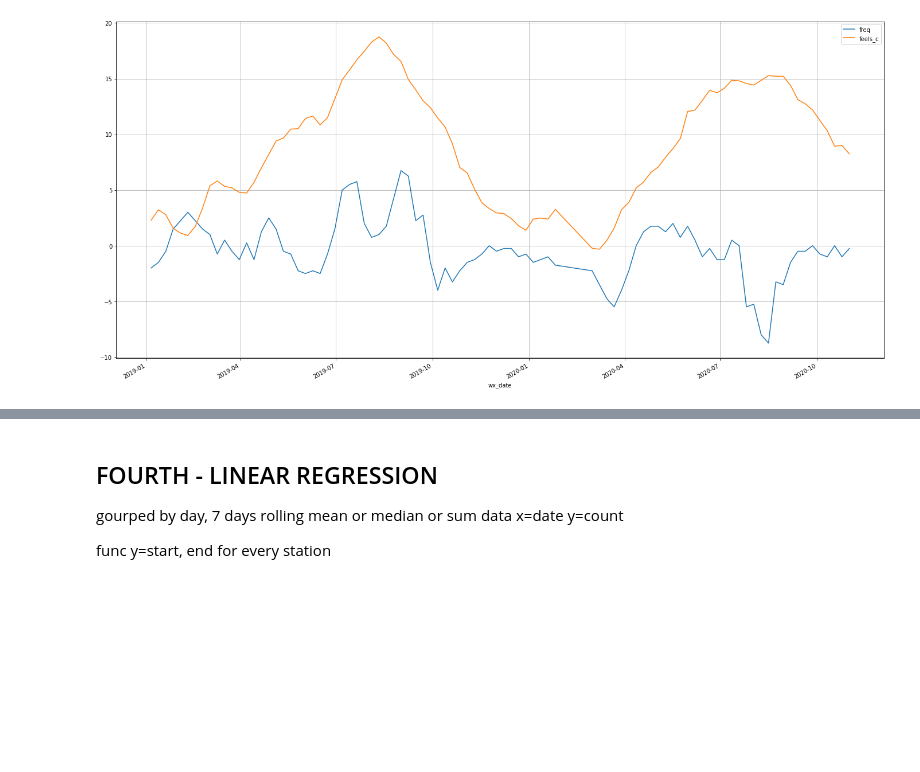
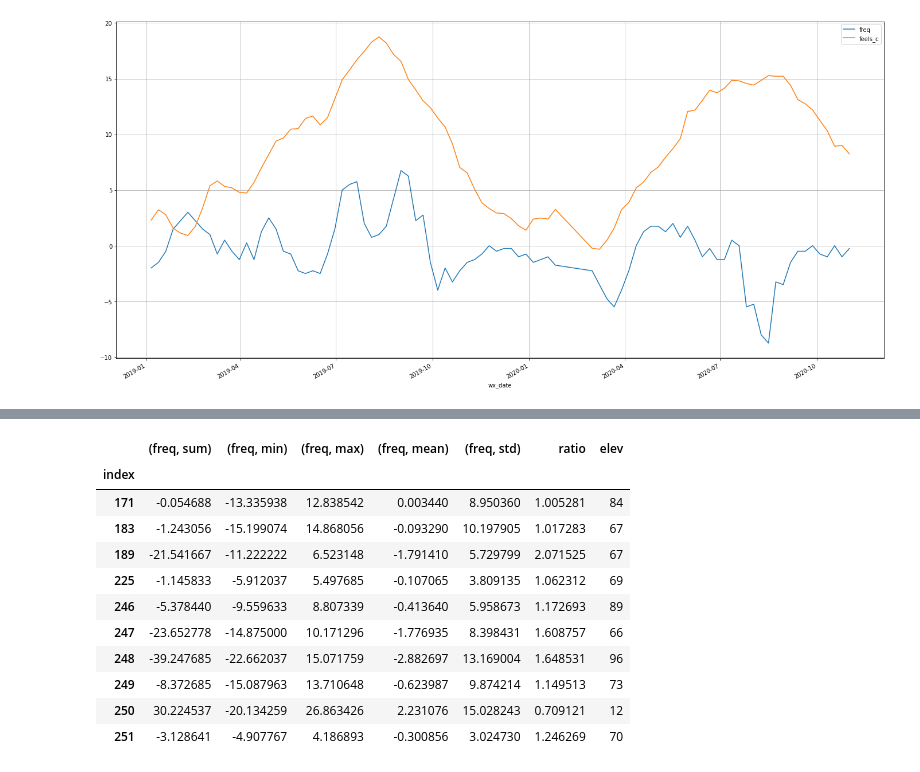
Before and after one commit to daim77/python_BI_analysis_bike_sharing, a Jupyter notebook: results.ipynb, the cells around one changed output, grey strips where cells are left out. Cells and saved outputs as stored; diff of their text form; code cells hidden in the pictures; blank space fills up the shorter version.

```diff
--- a/results.ipynb
+++ b/results.ipynb
@@ -864,20 +1115,44 @@ total sum, min, max, mean, std a median.
 # %%
 import numpy as np
 station_list = list(df_stations_id['station_id'])
 result_df = pd.DataFrame()
 ratio_dict = {}
 for index, spot in enumerate(station_list):
     df11 = df1.loc[df1['start_station_id'] == spot, ['wx_date', 'start_station_id', 'freq', 'feels_c']].rename(columns={'start_station_id': 'id'})
     df22 = df2.loc[df2['end_station_id'] == spot, ['wx_date', 'end_station_id', 'freq', 'feels_c']].rename(columns={'end_station_id': 'id'})
     df = pd.concat([df11, df22], axis=0)
 
     ratio = abs(df11.freq.sum() / df22.freq.sum())
     ratio_dict.update({spot: ratio})
 
     result_df[spot] = df.groupby(pd.Grouper(key='wx_date', freq='W'))\
-        .agg({'freq': ['sum', 'min', 'max', 'mean', 'median', 'std']})\
-        .rolling(4).mean().dropna().median()
+        .agg({'freq': ['sum', 'min', 'max', 'mean', 'std']})\
+        .rolling(4).mean().dropna().mean()
+
 result_df = result_df.T.dropna()
 
 ratio_df = pd.DataFrame(pd.Series(ratio_dict))
 result_df = pd.merge(result_df, ratio_df, left_index=True, right_index=True).rename(columns={0: 'ratio'})
+
+elev_dict = pd.Series(df_stations_id['elev']
+                      .values, index=df_stations_id.station_id).to_dict()
+result_df = result_df.reset_index()
+result_df['elev'] = result_df['index'].map(elev_dict)
+result_df = result_df.set_index('index')
+
+
+
+result_df.head(10)
+# %% [output]
+|  | (freq, sum) | (freq, min) | (freq, max) | (freq, mean) | (freq, std) | ratio | elev |
+| index |  |  |  |  |  |  |  |
+| 171 | -0.054688 | -13.335938 | 12.838542 | 0.003440 | 8.950360 | 1.005281 | 84 |
+| 183 | -1.243056 | -15.199074 | 14.868056 | -0.093290 | 10.197905 | 1.017283 | 67 |
+| 189 | -21.541667 | -11.222222 | 6.523148 | -1.791410 | 5.729799 | 2.071525 | 67 |
+| 225 | -1.145833 | -5.912037 | 5.497685 | -0.107065 | 3.809135 | 1.062312 | 69 |
+| 246 | -5.378440 | -9.559633 | 8.807339 | -0.413640 | 5.958673 | 1.172693 | 89 |
+| 247 | -23.652778 | -14.875000 | 10.171296 | -1.776935 | 8.398431 | 1.608757 | 66 |
+| 248 | -39.247685 | -22.662037 | 15.071759 | -2.882697 | 13.169004 | 1.648531 | 96 |
+| 249 | -8.372685 | -15.087963 | 13.710648 | -0.623987 | 9.874214 | 1.149513 | 73 |
+| 250 | 30.224537 | -20.134259 | 26.863426 | 2.231076 | 15.028243 | 0.709121 | 12 |
+| 251 | -3.128641 | -4.907767 | 4.186893 | -0.300856 | 3.024730 | 1.246269 | 70 |
@@ -891,7 +1158,0 @@ result_df = result_df.set_index('index')
-# %% [markdown]
-## FOURTH - LINEAR REGRESSION
-gourped by day, 7 days rolling mean or median or sum data
-x=date
-y=count
-
-func  y=start, end for every station
```
Also changed, not shown: parts of 49 cells of this notebook, 1 other file.
